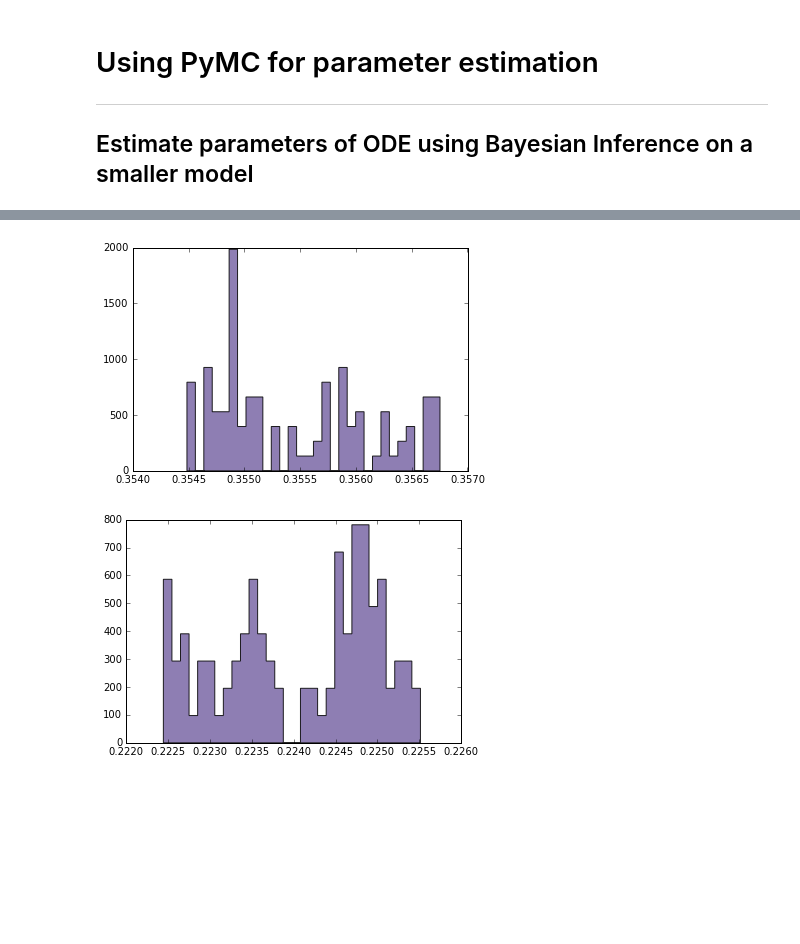
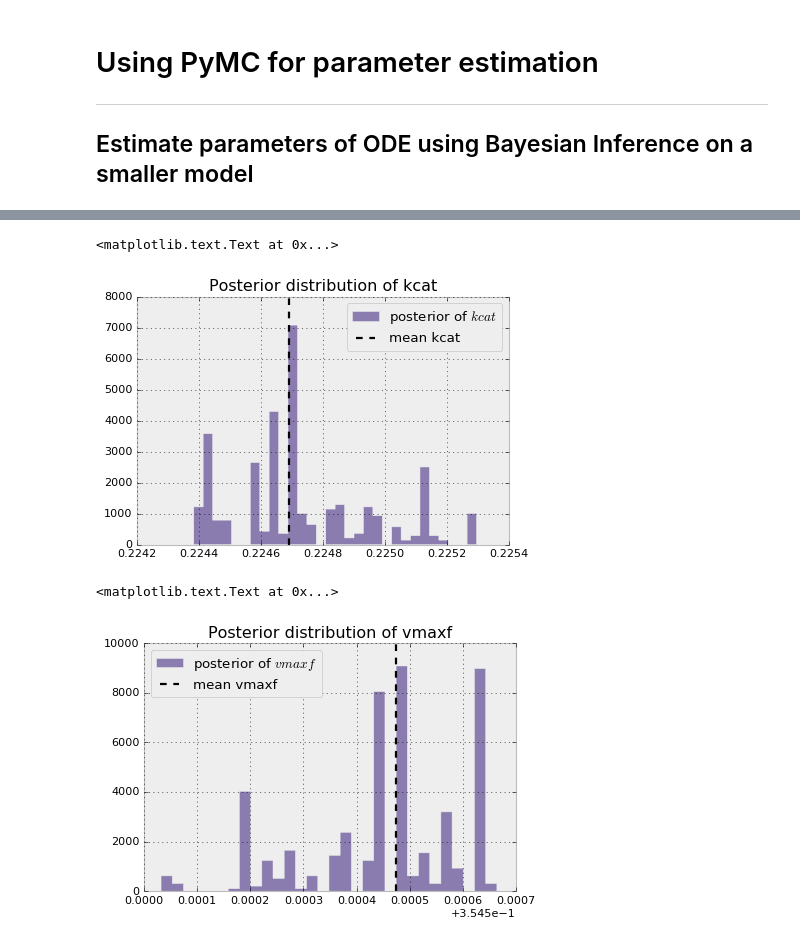
Before and after one commit to shyamsrinivasan/project-Goldilocks, a Jupyter notebook: pymc proof of concept-final.ipynb, the cells around one changed output, grey strips where cells are left out. Drawn from its saved outputs; the diff is of its cells as text; code cells hidden in the pictures; blank space fills up the shorter version.

Commit message:
updated file with better data

```diff
--- a/pymc proof of concept-final.ipynb
+++ b/pymc proof of concept-final.ipynb
@@ -76,0 +93,3 @@ observed_glc = pm.Normal('observed_glc', mu=PK,tau=1000,value=glc_concentration,
+# %%
+# data likelihood
+observed_glc = pm.Normal('observed_glc', mu=glk,tau=1000,value=glc_concentration, observed=True)
@@ -77,9 +104,9 @@ observed_glc = pm.Normal('observed_glc', mu=PK,tau=1000,value=glc_concentration,
 # %%
-model = pm.Model([kcat_prob,vmaxf_prob,PK,prec,observed_glc])
+model = pm.Model([kcat_prob,vmaxf_prob,glk,observed_glc])
 
 # fit the model with mcmc
 map_ = pm.MAP(model)
 map_.fit()
 mcmc = pm.MCMC(model)
-mcmc.sample(10000, 8000, 20)
+mcmc.sample(5000, burn=400, thin=10)
 # %% [output]
@@ -97,12 +126,20 @@ mean of vmaxf values: 0.3555
 # %%
-import matplotlib.pyplot as plt
-%matplotlib inline
-plt.hist(vmaxf_samples, histtype='stepfilled', bins=30, alpha=0.85,
+#Histogram of variable 1:kcat
+plt.hist(kcat_samples, histtype='stepfilled', bins=30, alpha=0.85,
          label="posterior of $kcat$", color="#7A68A6", normed=True);
+plt.vlines(np.median(kcat_samples), 0, 8000, linestyle="--", label="mean kcat")
+plt.legend(loc="upper right")
+plt.title("Posterior distribution of kcat")
 # %% [output]
+<matplotlib.text.Text at 0x...>
-[figure, old version]
+[figure, new version]
 # %%
-plt.hist(kcat_samples, histtype='stepfilled', bins=30, alpha=0.85,
-         label="posterior of $kcat$", color="#7A68A6", normed=True);
+#histogram of Variable 2:vmaxf
+plt.hist(vmaxf_samples, histtype='stepfilled', bins=30, alpha=0.85,
+         label="posterior of $vmaxf$", color="#7A68A6", normed=True);
+plt.vlines(np.median(vmaxf_samples), 0, 10000, linestyle="--", label="mean vmaxf")
+plt.legend(loc="upper left")
+plt.title("Posterior distribution of vmaxf")
 # %% [output]
+<matplotlib.text.Text at 0x...>
-[figure, old version]
+[figure, new version]
```
Also changed, not shown: parts of 15 cells of this notebook.
